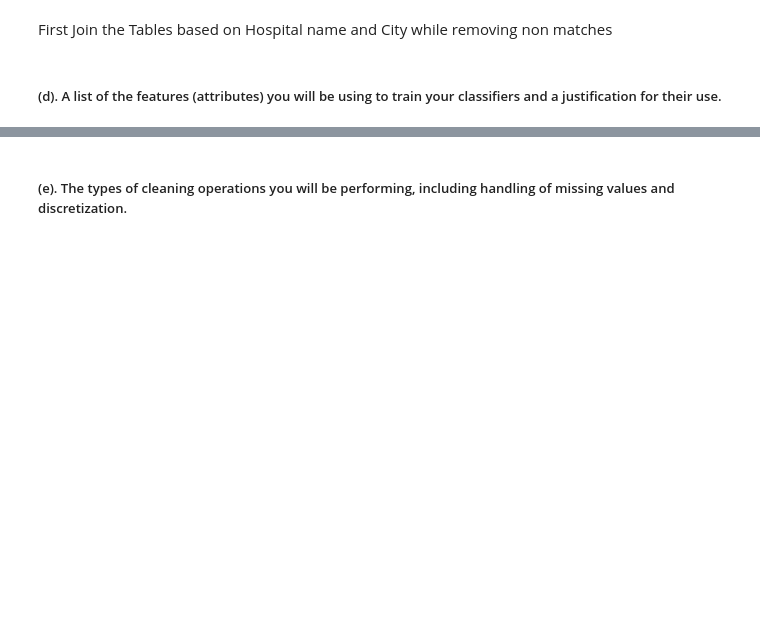
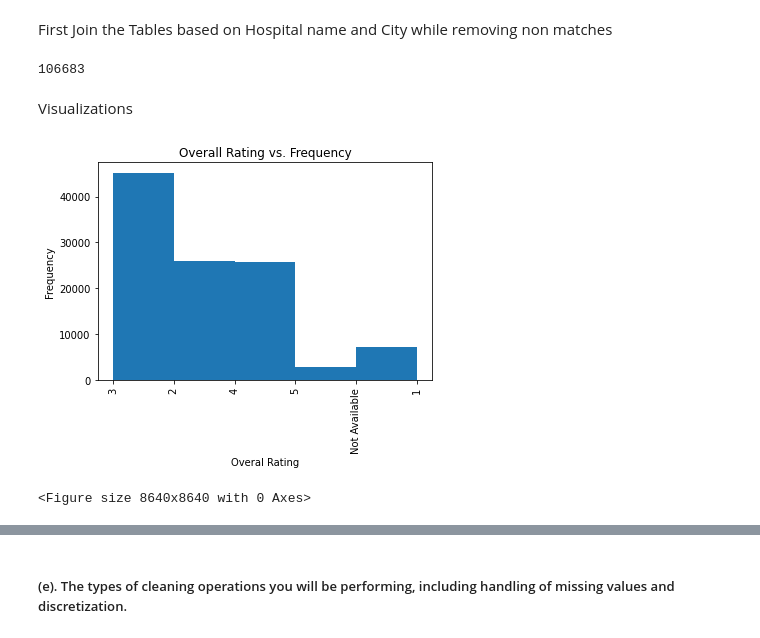
Before and after one commit to georgecalv/Hospital-Ratings-and-Cost, a Jupyter notebook: exploratory_analysis.ipynb, the cells around one changed output, grey strips where cells are left out. Drawn from its saved outputs; the diff is of its cells as text; code cells hidden in the pictures; blank space fills up the shorter version.

Commit message:
graphs

```diff
--- a/exploratory_analysis.ipynb
+++ b/exploratory_analysis.ipynb
@@ -106,5 +108,15 @@ First Join the Tables based on Hospital name and City while removing non matches
 # %%
 
 combined_table = DataTable.combine(inpatient_charges_table, hospital_info_table, ["Hospital Name", "Address", "City", "State", "ZIP Code"])
+del combined_table[0]
+print(combined_table.row_count())
+# %% [output]
+106683
-# %% [markdown]
-##### (d). A list of the features (attributes) you will be using to train your classifiers and a justification for their use.
+# %% [markdown]
+Visualizations
+# %%
+# Frequency of rating for a hospital
+histogram(combined_table, "Hospital overall rating", 5, "Overal Rating", "Frequency", "Overall Rating vs. Frequency")
+# %% [output]
+[figure, added]
+<Figure size 8640x8640 with 0 Axes>
```
Also changed, not shown: parts of 10 cells of this notebook, 1 other file.
